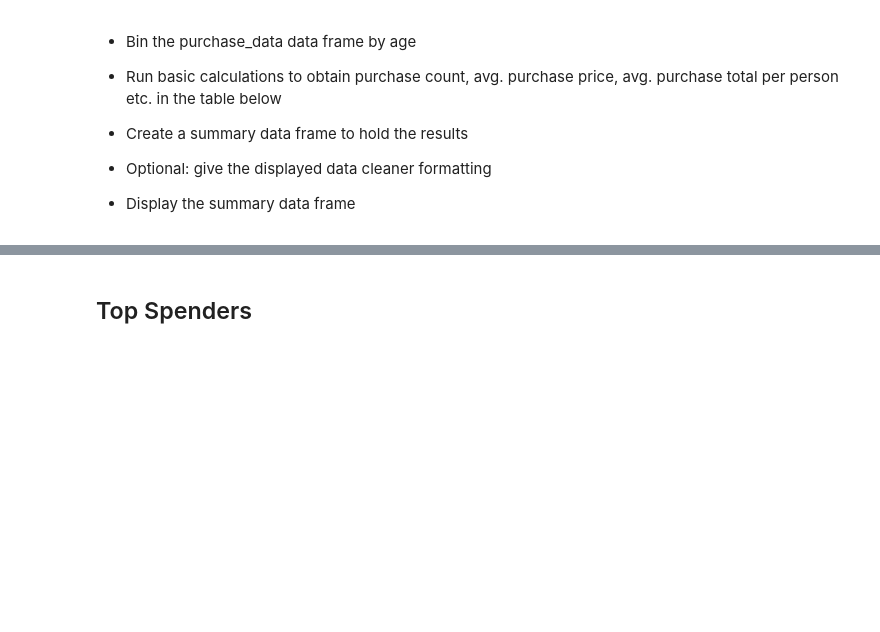
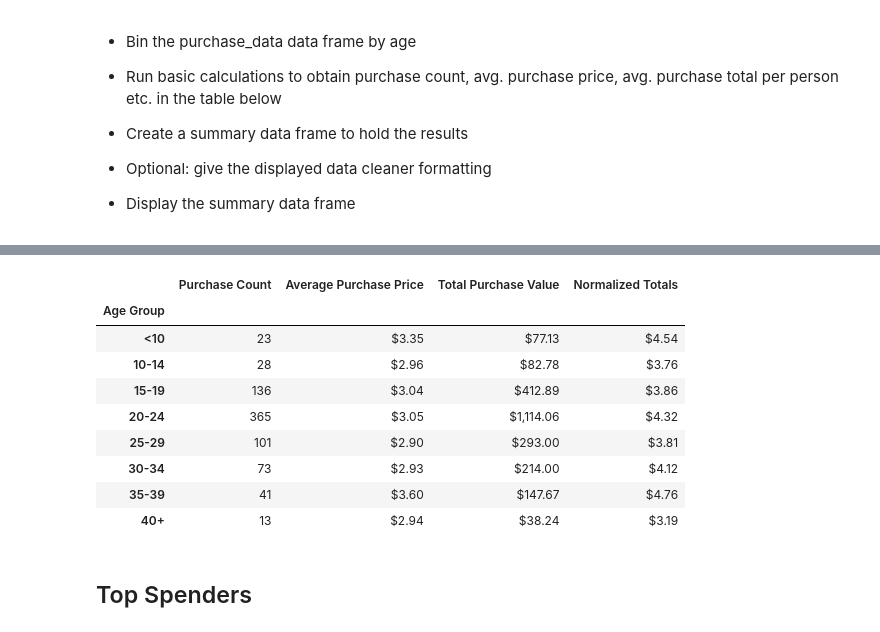
Before and after one commit to natashacrosby/DataVizPortfolio, a Jupyter notebook: HOP_NDC.ipynb, the cells around one changed output, grey strips where cells are left out. Cells and saved outputs as stored; diff of their text form; code cells hidden in the pictures; blank space fills up the shorter version.

```diff
--- a/HOP_NDC.ipynb
+++ b/HOP_NDC.ipynb
@@ -125,0 +179,16 @@ AttributeError: 'float' object has no attribute 'count'
+# %%
+bins = [0, 9, 14, 19, 24,29,34,39,100]
+group_names = ['<10', '10-14', '15-19', '20-24','25-29','30-34','35-39','40+']
+pd.cut(purchase_data["Age"], bins, labels=group_names)
+purchase_data["Age Group"] = pd.cut(purchase_data["Age"], bins, labels=group_names)
+
+pymoli_groupby_sn_agegrp = purchase_data.groupby(["SN","Age Group"])
+
+
+pymoli_unique_payers_df = pd.DataFrame(pymoli_groupby_sn_agegrp.size())
+#print(pymoli_unique_payers_df)
+pymoli_agegrp_df = pd.DataFrame(pymoli_unique_payers_df.groupby(["Age Group"]).count())
+pymoli_agegrp_df.columns= ["Total Count"]
+pymoli_agegrp_df["Percentage of Players"] =round(100 *pymoli_agegrp_df["Total Count"]/pymoli_agegrp_df["Total Count"].sum(),2)
+
+pymoli_agegrp_df
@@ -153,3 +222,28 @@ AttributeError: 'float' object has no attribute 'count'
+# %%
+pymoli_agegrp_not_sn_df = pd.DataFrame(purchase_data.groupby(["Age Group"]).count())
+pymoli_agegrp_sum_not_sn_df = pd.DataFrame(purchase_data.groupby(["Age Group"]).sum())
+pymoli_agegrp_df["Purchase Count"] =  pymoli_agegrp_not_sn_df["Item ID"]
+pymoli_agegrp_df["Average Purchase Price"] = round(pymoli_agegrp_sum_not_sn_df["Price"]/pymoli_agegrp_df["Purchase Count"],2).map("${:,.2f}".format)
+pymoli_agegrp_df["Total Purchase Value"] = pymoli_agegrp_sum_not_sn_df["Price"]
+
+pymoli_agegrp_df["Normalized Totals"] =  round(pymoli_agegrp_df["Total Purchase Value"]/pymoli_agegrp_df["Total Count"],2).map("${:,.2f}".format)
+
+pymoli_agegrp_df["Total Purchase Value"] = pymoli_agegrp_df["Total Purchase Value"].map("${:,.2f}".format)
+
+pymoli_agegrp_df = pymoli_agegrp_df.drop(labels = ["Total Count","Percentage of Players"],axis = 1)
+
+pymoli_agegrp_df
+# %% [output]
+|  | Purchase Count | Average Purchase Price | Total Purchase Value | Normalized Totals |
+| Age Group |  |  |  |  |
+| <10 | 23 | $3.35 | $77.13 | $4.54 |
+| 10-14 | 28 | $2.96 | $82.78 | $3.76 |
+| 15-19 | 136 | $3.04 | $412.89 | $3.86 |
+| 20-24 | 365 | $3.05 | $1,114.06 | $4.32 |
+| 25-29 | 101 | $2.90 | $293.00 | $3.81 |
+| 30-34 | 73 | $2.93 | $214.00 | $4.12 |
+| 35-39 | 41 | $3.60 | $147.67 | $4.76 |
+| 40+ | 13 | $2.94 | $38.24 | $3.19 |
 # %% [markdown]
 ## Top Spenders
 # %% [markdown]
```
Also changed, not shown: parts of 15 cells of this notebook.
